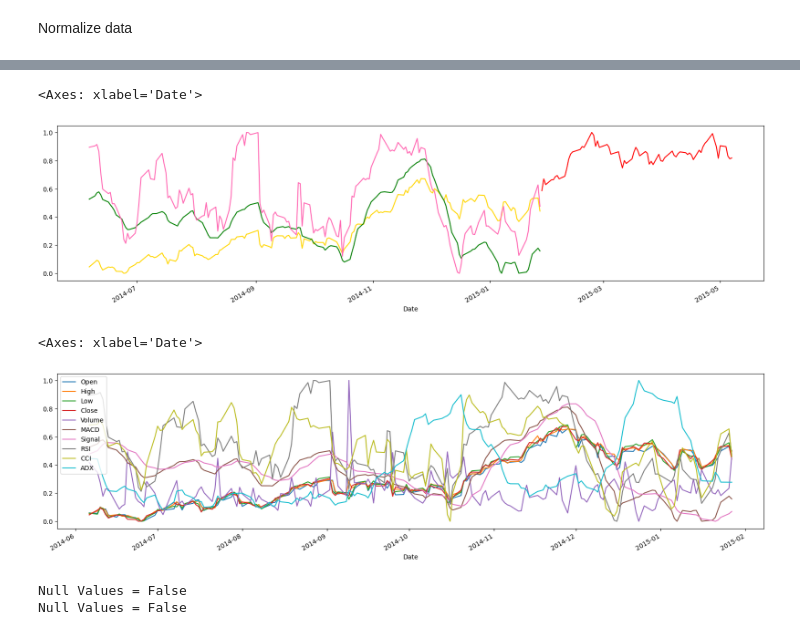
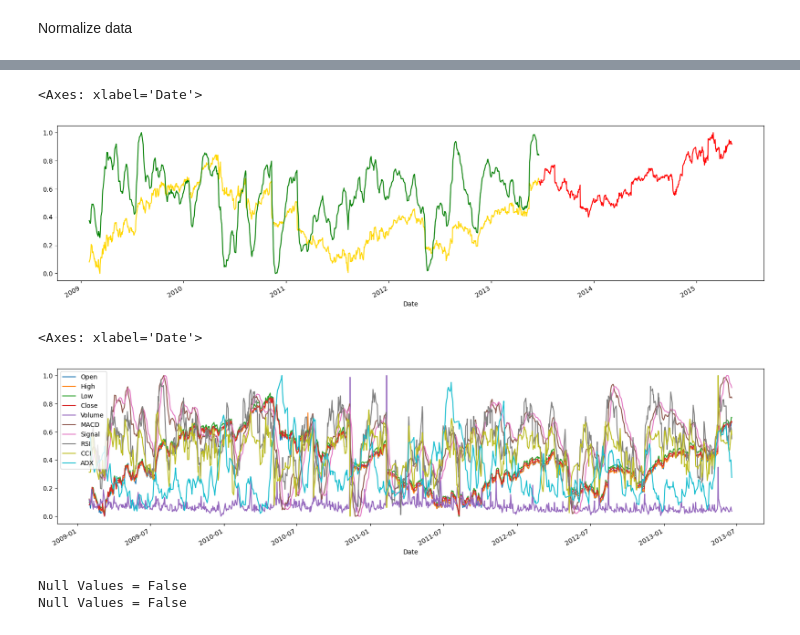
Before and after one commit to moneytraders/trading-bot, a Jupyter notebook: dqn_notebook.ipynb, the cells around one changed output, grey strips where cells are left out. Cells and saved outputs as stored; diff of their text form; code cells hidden in the pictures.

```diff
--- a/dqn_notebook.ipynb
+++ b/dqn_notebook.ipynb
@@ -6,5 +7,5 @@ from sklearn.preprocessing import MinMaxScaler
 # %%
-stock = 'AAPL'
+stock = 'CSCO'
 
 config = load_config()
 
@@ -99,17 +115,17 @@ data_test[stock].describe()
 # %%
 data_train[stock]['Close'].plot(figsize=(20, 5), color='gold')
 data_train[stock]['MACD'].plot(figsize=(20, 5), color='g')
-data_train[stock]['RSI'].plot(figsize=(20, 5), color='hotpink')
+# data_train[stock]['RSI'].plot(figsize=(20, 5), color='hotpink')
 
 data_test[stock]['Close'].plot(figsize=(20, 5), color='r')
 # %% [output]
 <Axes: xlabel='Date'>
-[figure, old version]
+[figure, new version]
 # %%
 data_train[stock].plot(figsize=(20, 5))
 # %% [output]
 <Axes: xlabel='Date'>
-[figure, old version]
+[figure, new version]
 # %%
 print('Null Values =',data_train[stock].isnull().values.any())
 print('Null Values =',data_test[stock].isnull().values.any())
```
Also changed, not shown: parts of 13 cells of this notebook.
